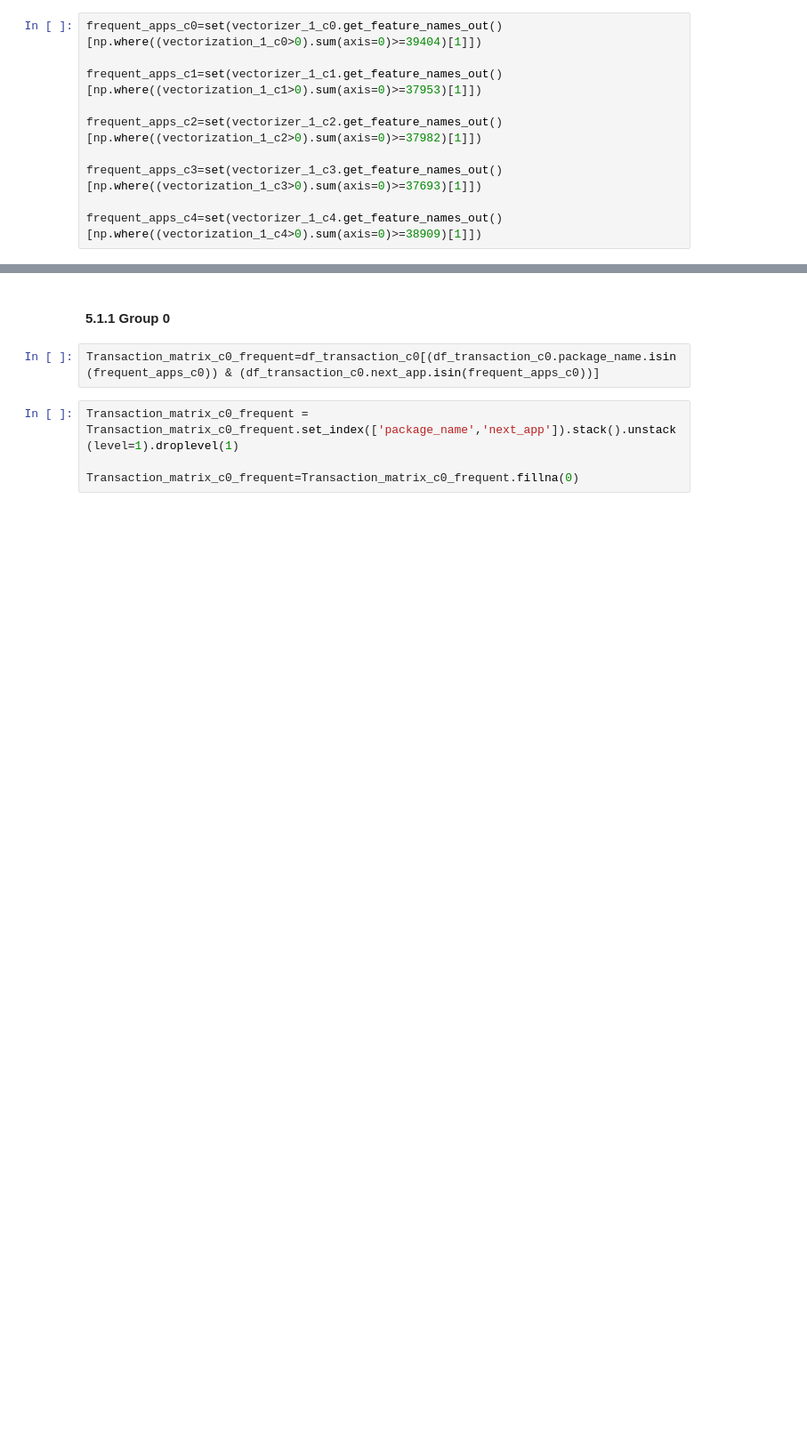
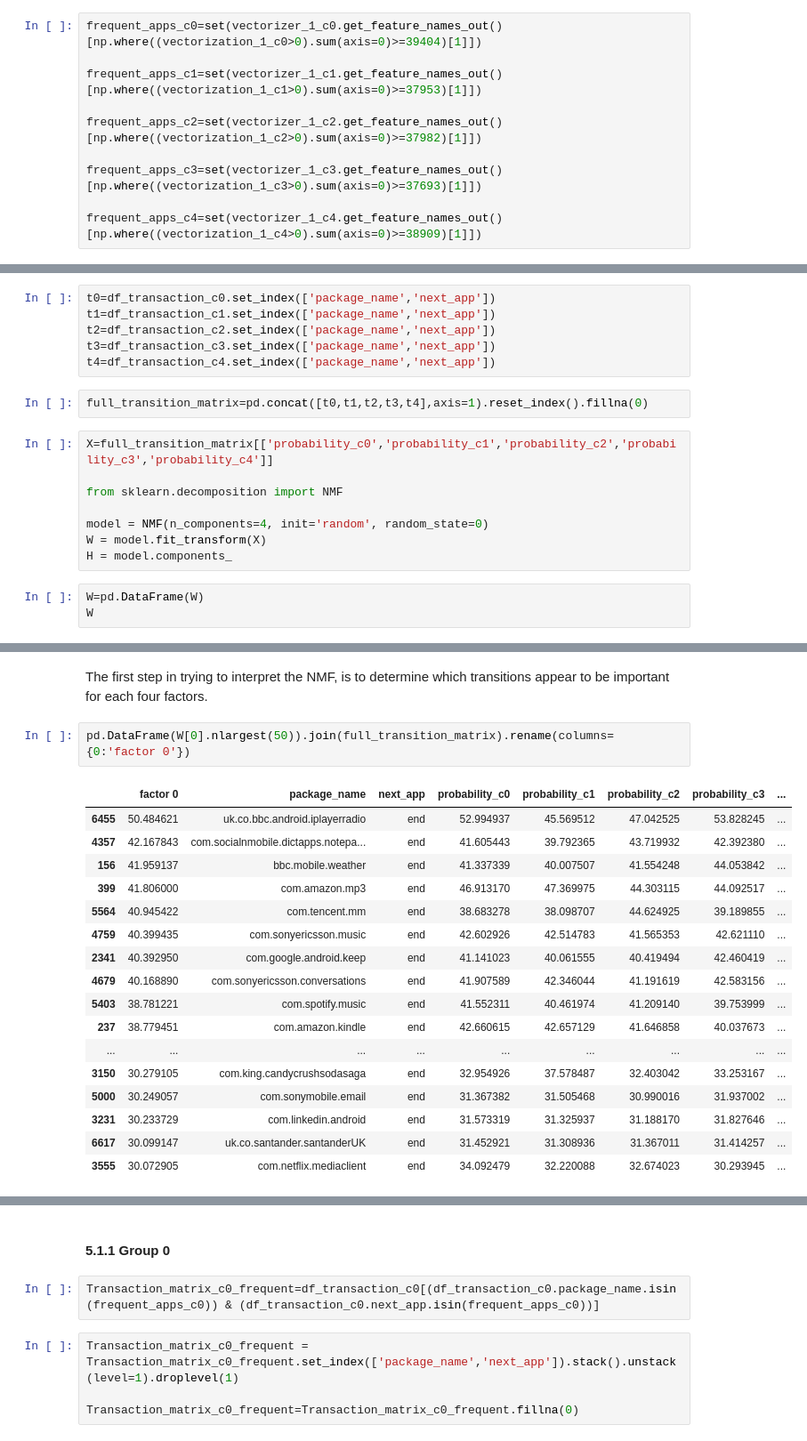
Before and after one commit to ClaraAndersen/motifs_and_competition_in_app_usage, a Jupyter notebook: app_groups.ipynb, the cells around one changed output, grey strips where cells are left out. Shown at 89% size. Saved outputs shown, nothing was run; the diff lists cells and outputs as text; blank space fills up the shorter version.

```diff
--- a/app_groups.ipynb
+++ b/app_groups.ipynb
@@ -1250,0 +1324,19 @@ len(frequent_apps_c0)*len(frequent_apps_c0)
+# %%
+t0=df_transaction_c0.set_index(['package_name','next_app'])
+t1=df_transaction_c1.set_index(['package_name','next_app'])
+t2=df_transaction_c2.set_index(['package_name','next_app'])
+t3=df_transaction_c3.set_index(['package_name','next_app'])
+t4=df_transaction_c4.set_index(['package_name','next_app'])
+# %%
+full_transition_matrix=pd.concat([t0,t1,t2,t3,t4],axis=1).reset_index().fillna(0)
+# %%
+X=full_transition_matrix[['probability_c0','probability_c1','probability_c2','probability_c3','probability_c4']]
+
+from sklearn.decomposition import NMF
+
+model = NMF(n_components=4, init='random', random_state=0)
+W = model.fit_transform(X)
+H = model.components_
+# %%
+W=pd.DataFrame(W)
+W
@@ -1250,0 +1357,22 @@ len(frequent_apps_c0)*len(frequent_apps_c0)
+# %% [markdown]
+The first step in trying to interpret the NMF, is to determine which transitions appear to be important for each  four factors.
+# %%
+pd.DataFrame(W[0].nlargest(50)).join(full_transition_matrix).rename(columns={0:'factor 0'})
+# %% [output]
+|  | factor 0 | package_name | next_app | probability_c0 | probability_c1 | probability_c2 | probability_c3 | ... |
+| 6455 | 50.484621 | uk.co.bbc.android.iplayerradio | end | 52.994937 | 45.569512 | 47.042525 | 53.828245 | ... |
+| 4357 | 42.167843 | com.socialnmobile.dictapps.notepa... | end | 41.605443 | 39.792365 | 43.719932 | 42.392380 | ... |
+| 156 | 41.959137 | bbc.mobile.weather | end | 41.337339 | 40.007507 | 41.554248 | 44.053842 | ... |
+| 399 | 41.806000 | com.amazon.mp3 | end | 46.913170 | 47.369975 | 44.303115 | 44.092517 | ... |
+| 5564 | 40.945422 | com.tencent.mm | end | 38.683278 | 38.098707 | 44.624925 | 39.189855 | ... |
+| 4759 | 40.399435 | com.sonyericsson.music | end | 42.602926 | 42.514783 | 41.565353 | 42.621110 | ... |
+| 2341 | 40.392950 | com.google.android.keep | end | 41.141023 | 40.061555 | 40.419494 | 42.460419 | ... |
+| 4679 | 40.168890 | com.sonyericsson.conversations | end | 41.907589 | 42.346044 | 41.191619 | 42.583156 | ... |
+| 5403 | 38.781221 | com.spotify.music | end | 41.552311 | 40.461974 | 41.209140 | 39.753999 | ... |
+| 237 | 38.779451 | com.amazon.kindle | end | 42.660615 | 42.657129 | 41.646858 | 40.037673 | ... |
+| ... | ... | ... | ... | ... | ... | ... | ... | ... |
+| 3150 | 30.279105 | com.king.candycrushsodasaga | end | 32.954926 | 37.578487 | 32.403042 | 33.253167 | ... |
+| 5000 | 30.249057 | com.sonymobile.email | end | 31.367382 | 31.505468 | 30.990016 | 31.937002 | ... |
+| 3231 | 30.233729 | com.linkedin.android | end | 31.573319 | 31.325937 | 31.188170 | 31.827646 | ... |
+| 6617 | 30.099147 | uk.co.santander.santanderUK | end | 31.452921 | 31.308936 | 31.367011 | 31.414257 | ... |
+| 3555 | 30.072905 | com.netflix.mediaclient | end | 34.092479 | 32.220088 | 32.674023 | 30.293945 | ... |
```
Also changed, not shown: parts of 75 cells of this notebook.
